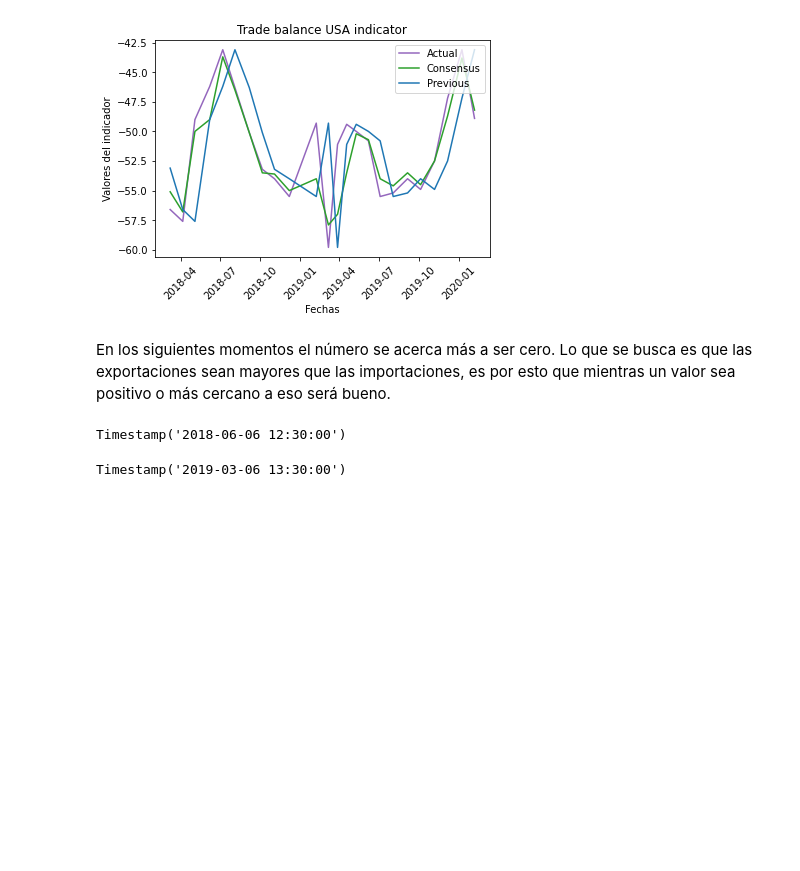
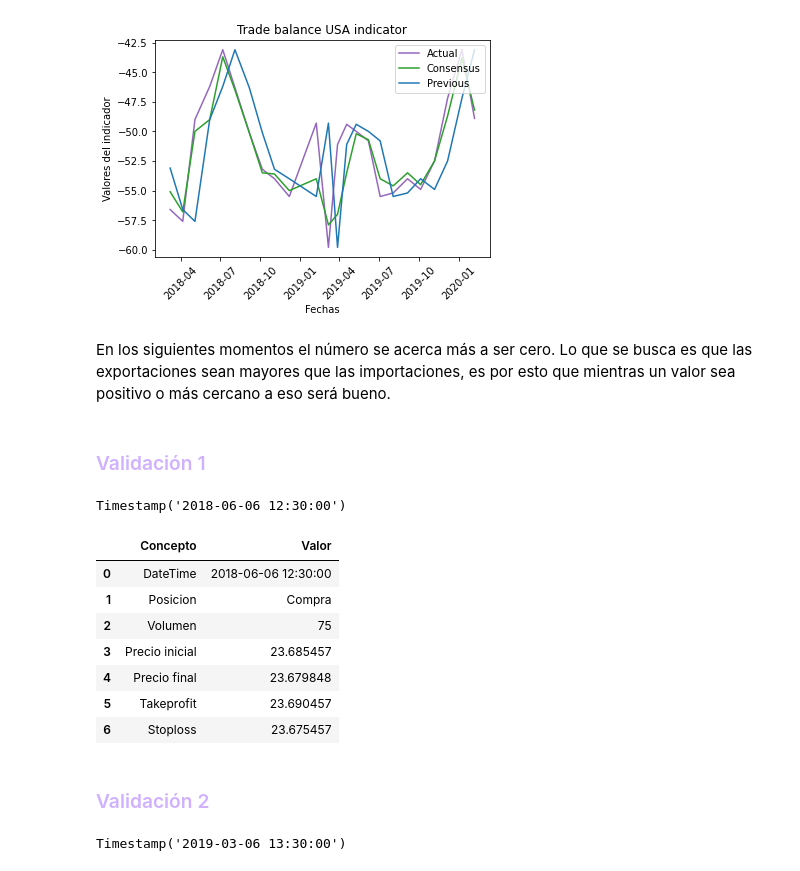
Before and after one commit to jesusalvarezc/FInal_Project, a Jupyter notebook: notebook.ipynb, the cells around one changed output. Cells and saved outputs as stored; diff of their text form; code cells hidden in the pictures; blank space fills up the shorter version.

```diff
--- a/notebook.ipynb
+++ b/notebook.ipynb
@@ -147,10 +147,34 @@ graf_ind = vs.graf_ind(ind)
 [figure]
 # %% [markdown]
 En los siguientes momentos el número se acerca más a ser cero. Lo que se busca es que las exportaciones sean mayores que las importaciones, es por esto que mientras un valor sea positivo o más cercano a eso será bueno.
+# %% [markdown]
+### <font color= #cfb1ff> Validación 1 </font>
 # %%
 ind.DateTime[20]
 # %% [output]
 Timestamp('2018-06-06 12:30:00')
+# %%
+timestamp = '2018-06-06 12:30:00'
+tipo = 'Compra'
+volumen = 75
+precio_ini = 23.685457
+precio_fin = 23.679848
+takeprofit = .005
+stoploss = .01
+# %%
+op1 = fn.validacion_operacion(timestamp, tipo, volumen, precio_ini, precio_fin, takeprofit, stoploss)
+op1
+# %% [output]
+|  | Concepto | Valor |
+| 0 | DateTime | 2018-06-06 12:30:00 |
+| 1 | Posicion | Compra |
+| 2 | Volumen | 75 |
+| 3 | Precio inicial | 23.685457 |
+| 4 | Precio final | 23.679848 |
+| 5 | Takeprofit | 23.690457 |
+| 6 | Stoploss | 23.675457 |
+# %% [markdown]
+### <font color= #cfb1ff> Validación 2 </font>
 # %%
 ind.DateTime[12]
 # %% [output]
```
Also changed, not shown: parts of 17 cells of this notebook, 2 other files.
